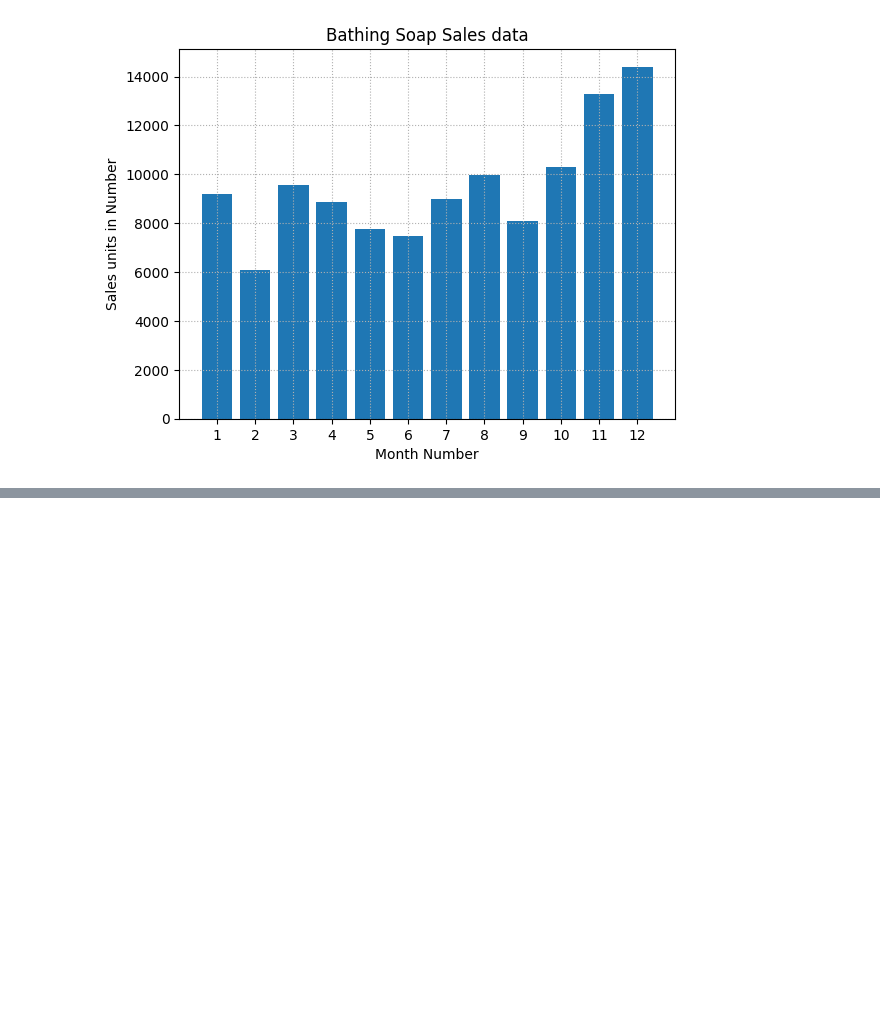
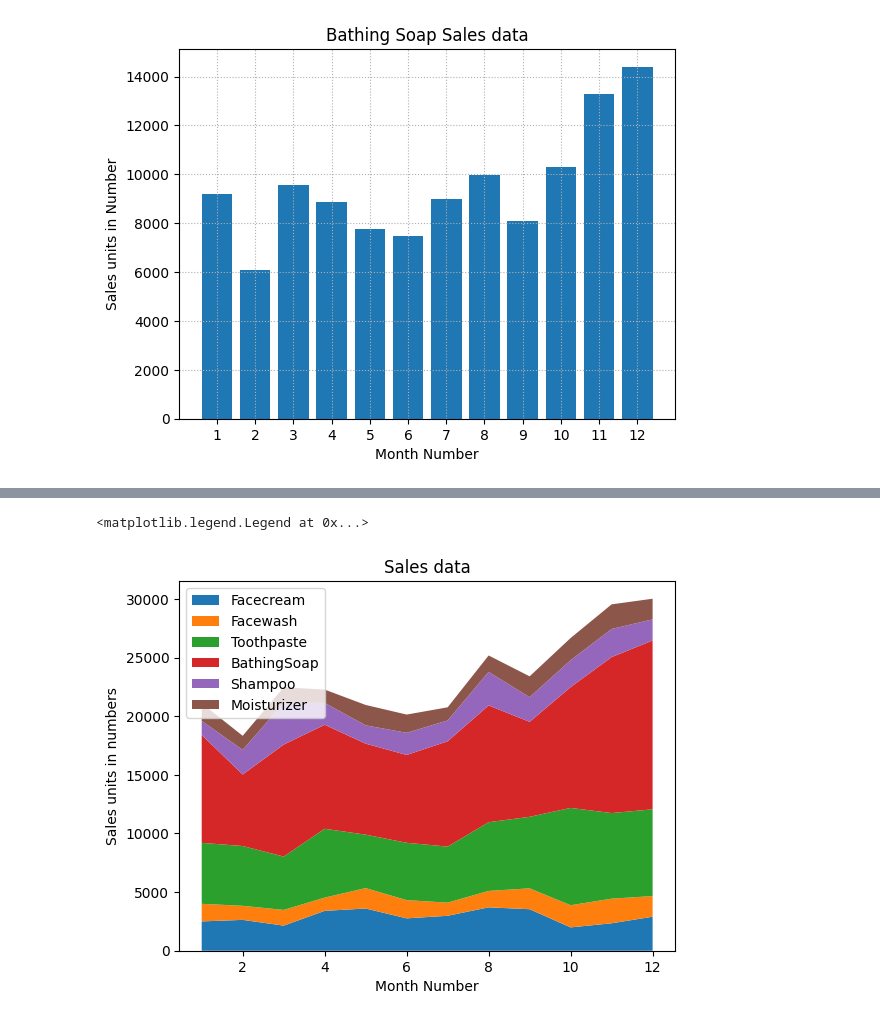
Before and after one commit to deepakatAviSoft/february_assignments, a Jupyter notebook: 13_02_2024.ipynb, the cells around one changed output, grey strips where cells are left out. Cells and saved outputs as stored; diff of their text form; code cells hidden in the pictures; blank space fills up the shorter version.

```diff
--- a/13_02_2024.ipynb
+++ b/13_02_2024.ipynb
@@ -146,0 +206,19 @@ df.head()
+# %%
+# Extracting month numbers
+x = df['month_number']
+
+# Plotting stacked area plot for sales data of various products
+plt.stackplot(x,
+              df['facecream'], df['facewash'], df['toothpaste'], df['bathingsoap'], df['shampoo'], df['moisturizer'],
+              labels=['Facecream', 'Facewash', 'Toothpaste', 'BathingSoap', 'Shampoo', 'Moisturizer'])
+
+# Adding title and labels
+plt.title('Sales data')
+plt.xlabel('Month Number')
+plt.ylabel('Sales units in numbers')
+
+# Adding legend
+plt.legend(loc="upper left")
+# %% [output]
+<matplotlib.legend.Legend at 0x...>
+[figure, added]
```
Also changed, not shown: parts of 6 cells of this notebook.
